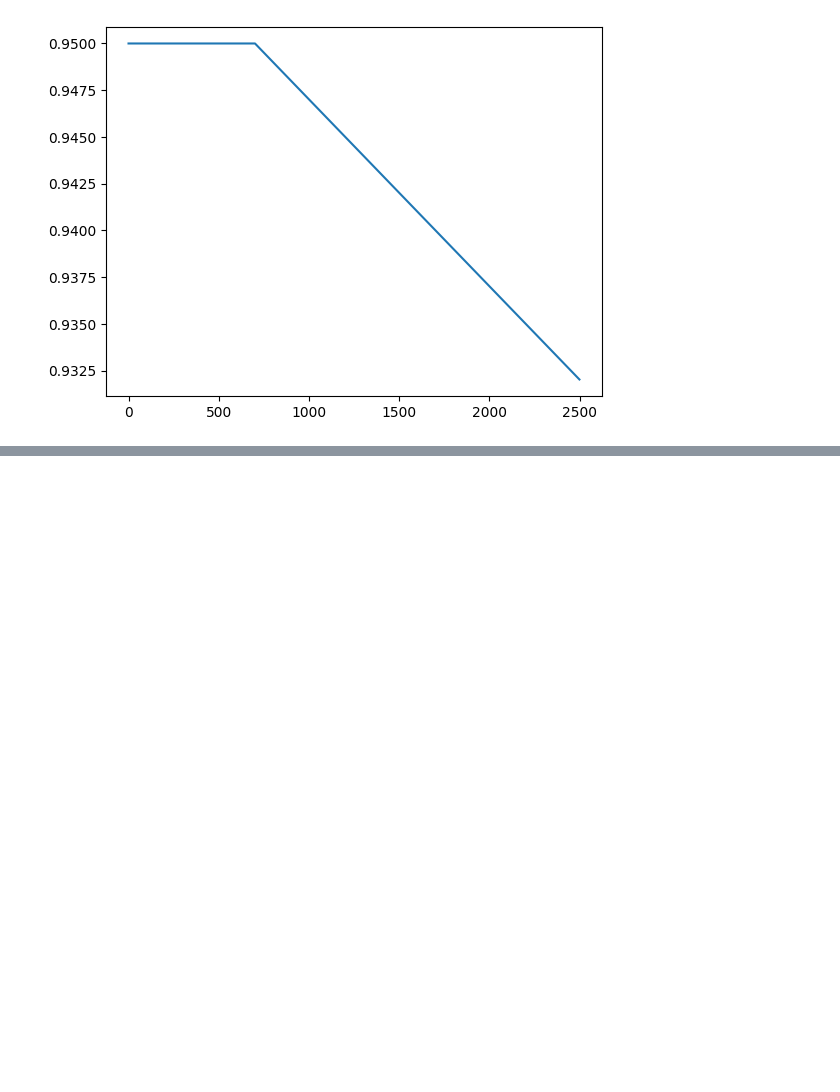
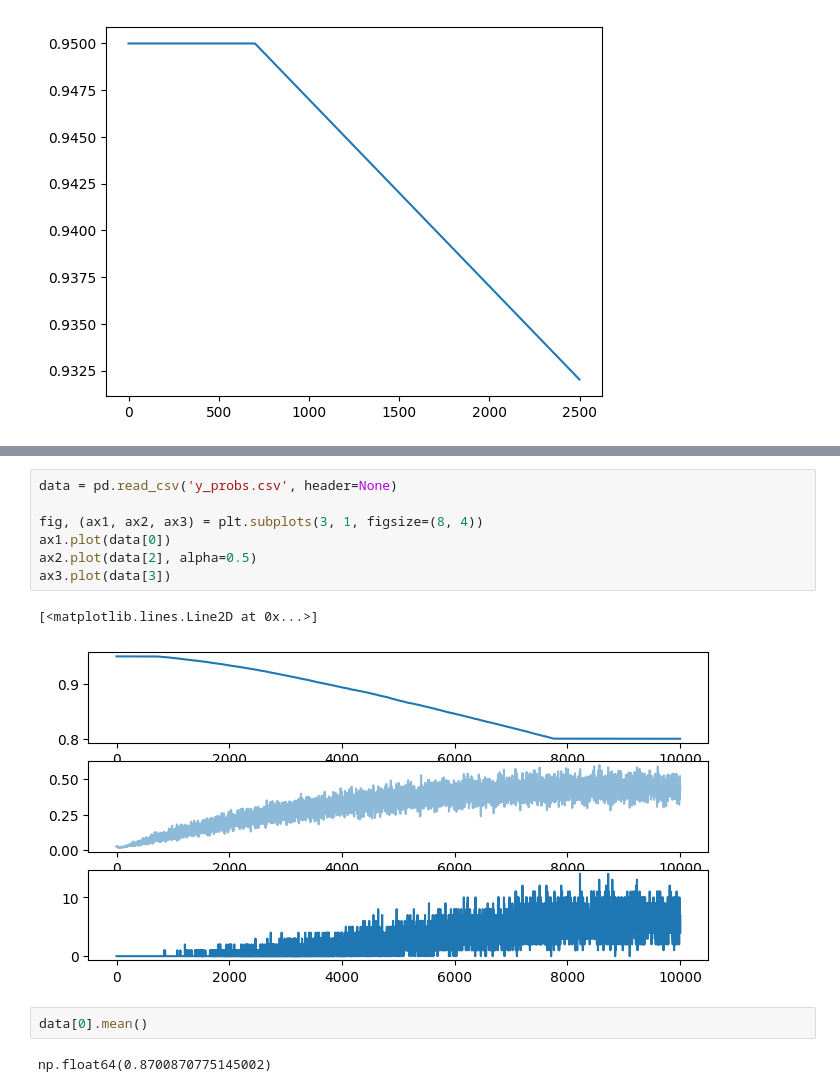
Before and after one commit to Self-Supervised-Learning-CS685/ssl-evaluation, a Jupyter notebook: moving_thres_graph.ipynb, the cells around one changed output, grey strips where cells are left out. Cells and saved outputs as stored; diff of their text form; blank space fills up the shorter version.

```diff
--- a/moving_thres_graph.ipynb
+++ b/moving_thres_graph.ipynb
@@ -121,0 +122,14 @@ plt.plot(data[0])
+# %%
+data = pd.read_csv('y_probs.csv', header=None)
+
+fig, (ax1, ax2, ax3) = plt.subplots(3, 1, figsize=(8, 4))
+ax1.plot(data[0])
+ax2.plot(data[2], alpha=0.5)
+ax3.plot(data[3])
+# %% [output]
+[<matplotlib.lines.Line2D at 0x...>]
+[figure, added]
+# %%
+data[0].mean()
+# %% [output]
+np.float64(0.8700870775145002)
```
Also changed, not shown: parts of 2 cells of this notebook, 6 other files.
